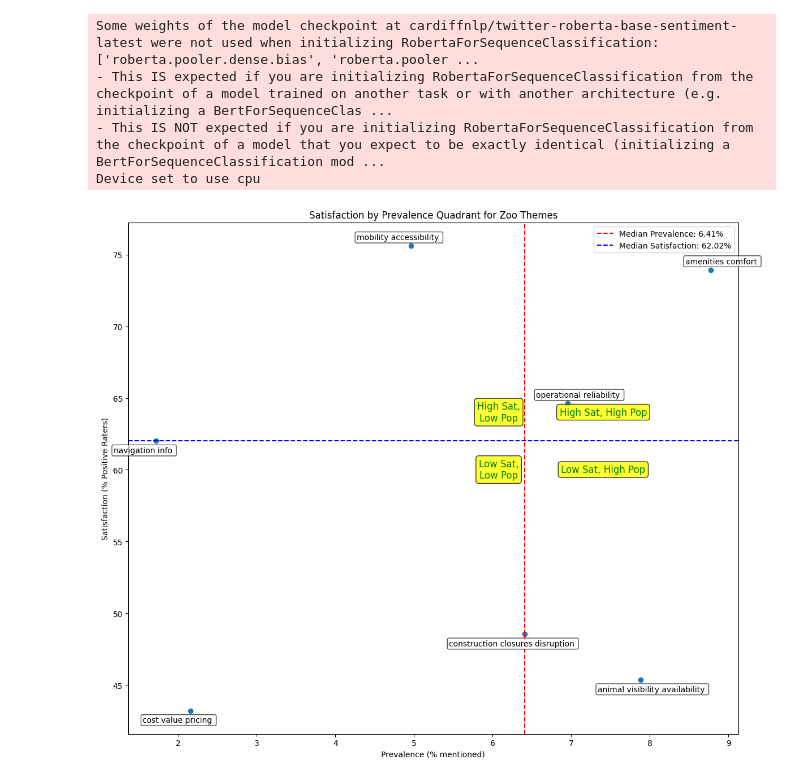
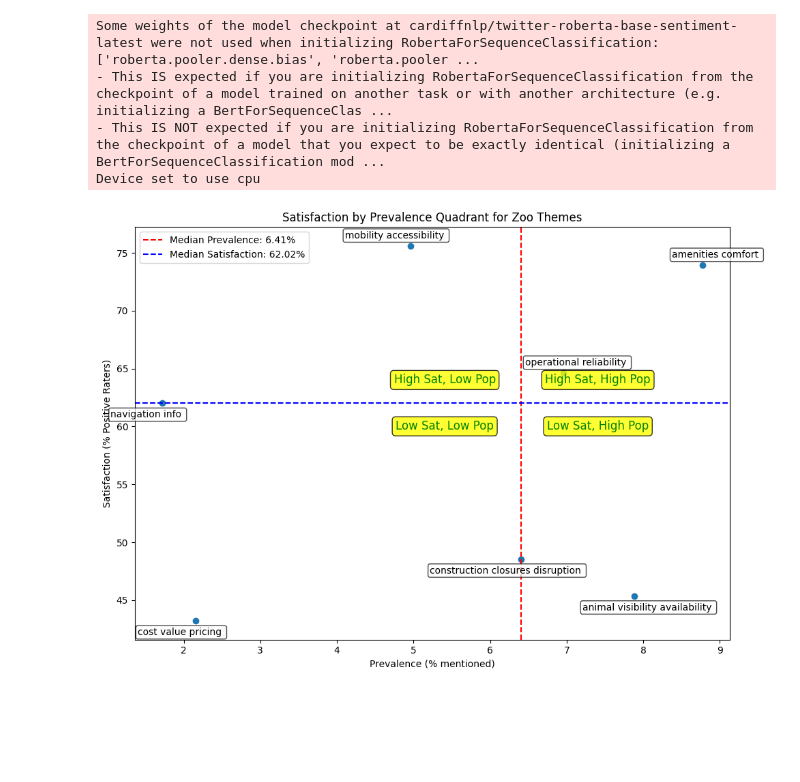
Before and after one commit to nathan-wheeler/Zoo-Feedback-Insights, a Jupyter notebook: EDA_Topic_Modeling.ipynb, the cells around one changed output. Cells and saved outputs as stored; diff of their text form; code cells hidden in the pictures; blank space fills up the shorter version.

```diff
--- a/EDA_Topic_Modeling.ipynb
+++ b/EDA_Topic_Modeling.ipynb
@@ -265,7 +265,7 @@ for col in theme_cols:
 quad_df = pd.DataFrame(data)
 median_pop, median_sat = quad_df['Prevalence'].median(), quad_df['Satisfaction'].median()
 # Plot
-fig, ax = plt.subplots(figsize=(12, 10))
+fig, ax = plt.subplots(figsize=(10, 7))
 ax.scatter(quad_df['Prevalence'], quad_df['Satisfaction'])
 
 # Add labels with adjusted positions
@@ -275,33 +275,33 @@ for i, row in quad_df.iterrows():
         xytext = (15, 8)
     elif x > median_pop and y <= median_sat:
         xytext = (15, -15)
     elif x <= median_pop and y > median_sat:
         xytext = (-15, 8)
     else:
         xytext = (-15, -15)
     ax.annotate(row['Theme'], (x, y), xytext=xytext, textcoords='offset points', ha='center', fontsize=10,
                 bbox=dict(boxstyle="round,pad=0.2", facecolor="white", alpha=0.7))
 
 ax.set_xlabel('Prevalence (% mentioned)')
 ax.set_ylabel('Satisfaction (% Positive Raters)')
 ax.set_title('Satisfaction by Prevalence Quadrant for Zoo Themes')
 
 # Add quadrant lines at medians
 ax.axvline(median_pop, color='red', linestyle='--', label=f'Median Prevalence: {median_pop:.2f}%')
 ax.axhline(median_sat, color='blue', linestyle='--', label=f'Median Satisfaction: {median_sat:.2f}%')
 
 # Label quadrants centered in each quadrant
 ax.text(median_pop + 1, median_sat + 2, 'High Sat, High Pop', ha='center', va='center', fontsize=12, color='green',
         bbox=dict(boxstyle="round,pad=0.3", facecolor="yellow", alpha=0.8))
-ax.text(median_pop - .33, median_sat + 2, 'High Sat,\nLow Pop', ha='center', va='center', fontsize=12, color='green',
+ax.text(median_pop - 1, median_sat + 2, 'High Sat, Low Pop', ha='center', va='center', fontsize=12, color='green',
         bbox=dict(boxstyle="round,pad=0.3", facecolor="yellow", alpha=0.8))
 ax.text(median_pop + 1, median_sat - 2, 'Low Sat, High Pop', ha='center', va='center', fontsize=12, color='green',
         bbox=dict(boxstyle="round,pad=0.3", facecolor="yellow", alpha=0.8))
-ax.text(median_pop - .33, median_sat - 2, 'Low Sat,\nLow Pop', ha='center', va='center', fontsize=12, color='green',
+ax.text(median_pop - 1, median_sat - 2, 'Low Sat, Low Pop', ha='center', va='center', fontsize=12, color='green',
         bbox=dict(boxstyle="round,pad=0.3", facecolor="yellow", alpha=0.8))
 
 ax.legend()
 plt.tight_layout()
 plt.show()
 # %% [output]
-[figure, old version]
+[figure, new version]
```
Also changed, not shown: parts of 1 cell of this notebook, 5 other files.
